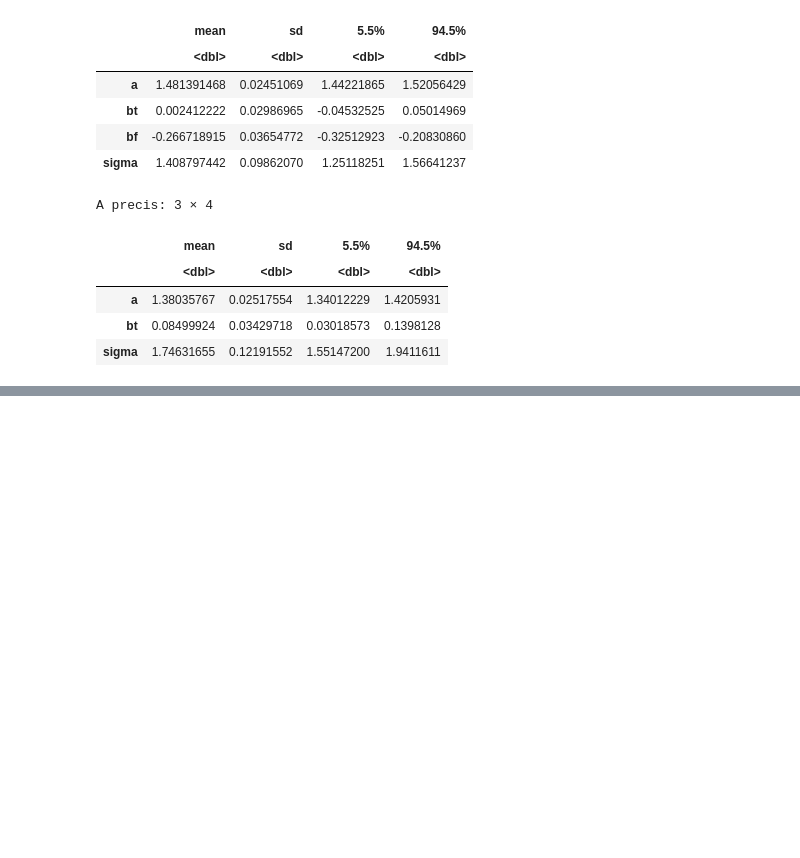
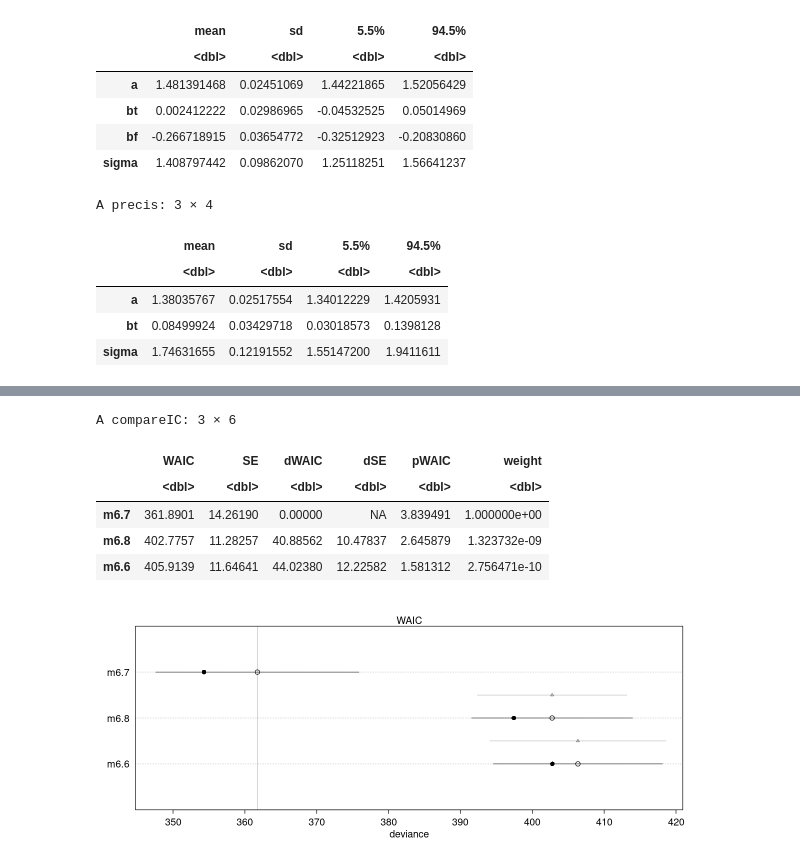
Before and after one commit to jointprob/jointprob-dm, a Jupyter notebook: r-notebooks/rethinking-book/chapter-7.ipynb, the cells around one changed output, grey strips where cells are left out. Drawn from its saved outputs; the diff is of its cells as text; code cells hidden in the pictures; blank space fills up the shorter version.

```diff
--- a/r-notebooks/rethinking-book/chapter-7.ipynb
+++ b/r-notebooks/rethinking-book/chapter-7.ipynb
@@ -515,0 +550,14 @@ A precis: 3 × 4
+# %%
+## R code 7.26
+set.seed(77)
+compare( m6.6 , m6.7 , m6.8 , func=WAIC )
+options(repr.plot.width=10, repr.plot.height=4)
+plot(compare( m6.6 , m6.7 , m6.8 , func=WAIC ))
+# %% [output]
+A compareIC: 3 × 6
+|  | WAIC | SE | dWAIC | dSE | pWAIC | weight |
+|  | <dbl> | <dbl> | <dbl> | <dbl> | <dbl> | <dbl> |
+| m6.7 | 361.8901 | 14.26190 | 0.00000 | NA | 3.839491 | 1.000000e+00 |
+| m6.8 | 402.7757 | 11.28257 | 40.88562 | 10.47837 | 2.645879 | 1.323732e-09 |
+| m6.6 | 405.9139 | 11.64641 | 44.02380 | 12.22582 | 1.581312 | 2.756471e-10 |
+[figure, added]
```
Also changed, not shown: parts of 32 cells of this notebook.
